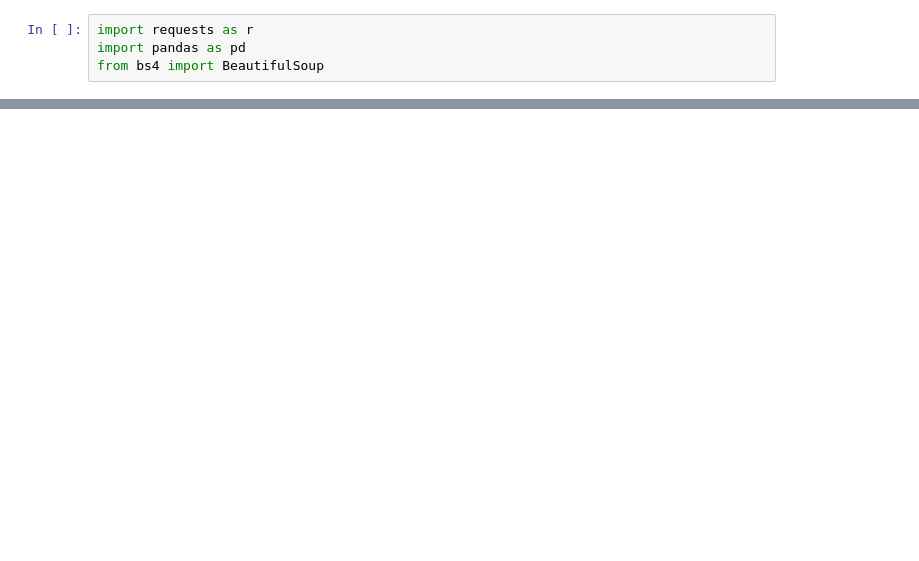
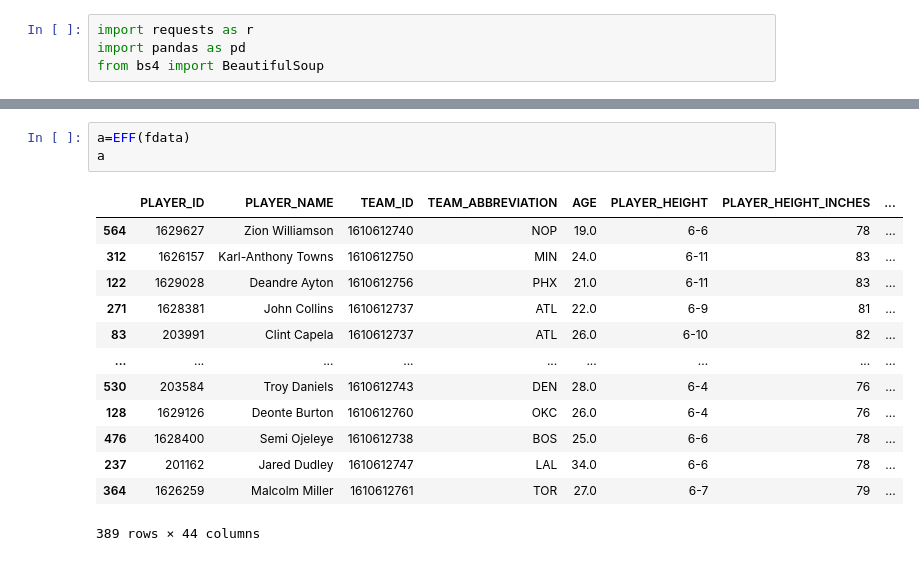
Before and after one commit to EtienneLeconte/248_Repo, a Jupyter notebook: Projects/NBA STATS SCRAPING.ipynb, the cells around one changed output, grey strips where cells are left out. Saved outputs shown, nothing was run; the diff lists cells and outputs as text; blank space fills up the shorter version.

```diff
--- a/Projects/NBA STATS SCRAPING.ipynb
+++ b/Projects/NBA STATS SCRAPING.ipynb
@@ -100,0 +120,17 @@ get_stats('https://stats.nba.com/stats/leaguedashplayerstats?College=&Conference
+# %%
+a=EFF(fdata)
+a
+# %% [output]
+|  | PLAYER_ID | PLAYER_NAME | TEAM_ID | TEAM_ABBREVIATION | AGE | PLAYER_HEIGHT | PLAYER_HEIGHT_INCHES | ... |
+| 564 | 1629627 | Zion Williamson | 1610612740 | NOP | 19.0 | 6-6 | 78 | ... |
+| 312 | 1626157 | Karl-Anthony Towns | 1610612750 | MIN | 24.0 | 6-11 | 83 | ... |
+| 122 | 1629028 | Deandre Ayton | 1610612756 | PHX | 21.0 | 6-11 | 83 | ... |
+| 271 | 1628381 | John Collins | 1610612737 | ATL | 22.0 | 6-9 | 81 | ... |
+| 83 | 203991 | Clint Capela | 1610612737 | ATL | 26.0 | 6-10 | 82 | ... |
+| ... | ... | ... | ... | ... | ... | ... | ... | ... |
+| 530 | 203584 | Troy Daniels | 1610612743 | DEN | 28.0 | 6-4 | 76 | ... |
+| 128 | 1629126 | Deonte Burton | 1610612760 | OKC | 26.0 | 6-4 | 76 | ... |
+| 476 | 1628400 | Semi Ojeleye | 1610612738 | BOS | 25.0 | 6-6 | 78 | ... |
+| 237 | 201162 | Jared Dudley | 1610612747 | LAL | 34.0 | 6-6 | 78 | ... |
+| 364 | 1626259 | Malcolm Miller | 1610612761 | TOR | 27.0 | 6-7 | 79 | ... |
+389 rows × 44 columns
```
Also changed, not shown: parts of 9 cells of this notebook, 31 other files.
